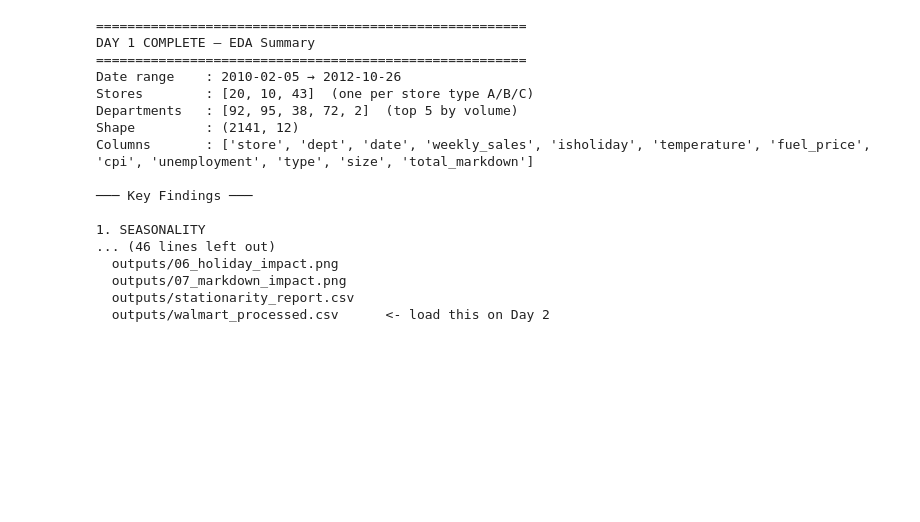
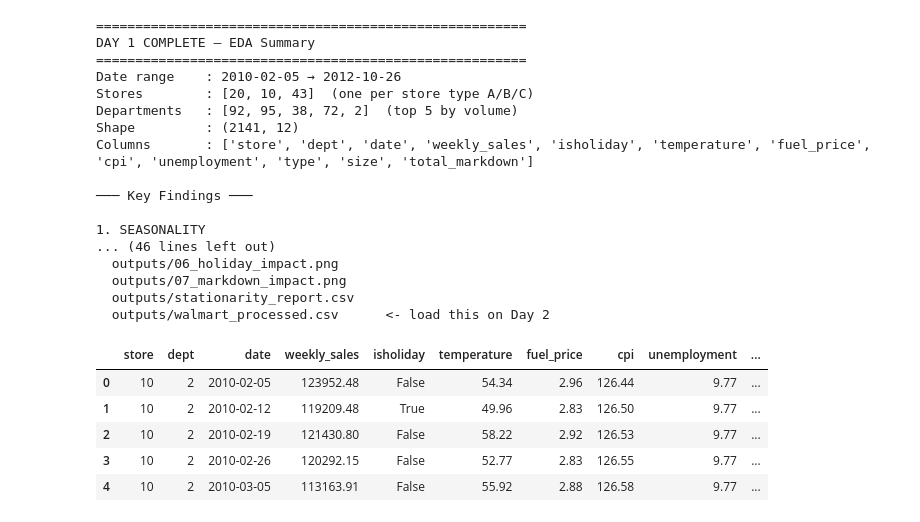
Before and after one commit to koushik7074/walmart-demand-forecasting-arima-lgbm-scenario-engine, a Jupyter notebook: walmart_day1_eda.ipynb, the cells around one changed output. Cells and saved outputs as stored; diff of their text form; code cells hidden in the pictures; blank space fills up the shorter version.

```diff
--- a/walmart_day1_eda.ipynb
+++ b/walmart_day1_eda.ipynb
@@ -806,3 +784,13 @@ Columns       : ['store', 'dept', 'date', 'weekly_sales', 'isholiday', 'temperat
   outputs/07_markdown_impact.png
   outputs/stationarity_report.csv
   outputs/walmart_processed.csv      <- load this on Day 2
+# %%
+f=pd.read_csv('outputs/walmart_processed.csv')
+f.head()
+# %% [output]
+|  | store | dept | date | weekly_sales | isholiday | temperature | fuel_price | cpi | unemployment | ... |
+| 0 | 10 | 2 | 2010-02-05 | 123952.48 | False | 54.34 | 2.96 | 126.44 | 9.77 | ... |
+| 1 | 10 | 2 | 2010-02-12 | 119209.48 | True | 49.96 | 2.83 | 126.50 | 9.77 | ... |
+| 2 | 10 | 2 | 2010-02-19 | 121430.80 | False | 58.22 | 2.92 | 126.53 | 9.77 | ... |
+| 3 | 10 | 2 | 2010-02-26 | 120292.15 | False | 52.77 | 2.83 | 126.55 | 9.77 | ... |
+| 4 | 10 | 2 | 2010-03-05 | 113163.91 | False | 55.92 | 2.88 | 126.58 | 9.77 | ... |
```
Also changed, not shown: parts of 3 cells of this notebook, 1 other file.
